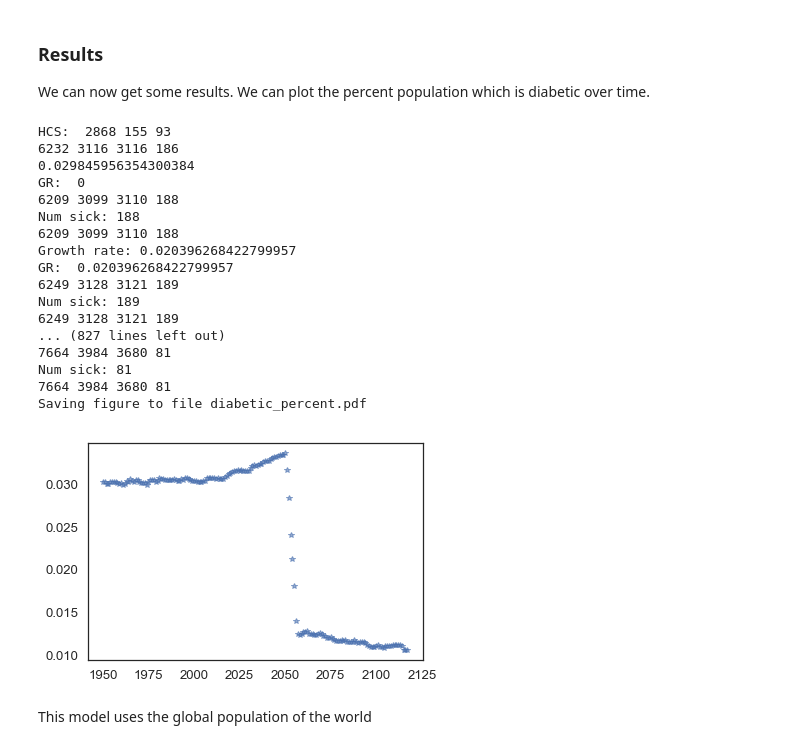
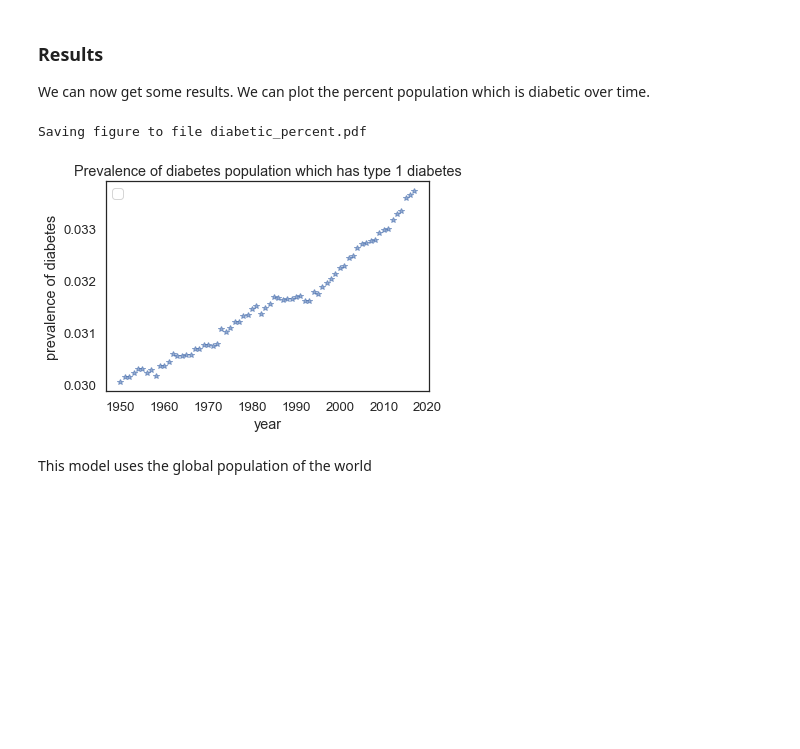
Before and after one commit to maiam6242/ModSimProject1, a Jupyter notebook: Project_1_Notebook-Database File-Copy2.ipynb, the cells around one changed output. Cells and saved outputs as stored; diff of their text form; code cells hidden in the pictures; blank space fills up the shorter version.

```diff
--- a/Project_1_Notebook-Database File-Copy2.ipynb
+++ b/Project_1_Notebook-Database File-Copy2.ipynb
@@ -56,7 +69,7 @@ def update_func_quad(pop, t, system):
     net_growth = system.alpha * pop + system.beta * pop**2
     return pop + net_growth
 
-population_growth_system = System(t_0=1950,
+"""population_growth_system = System(t_0=1950,
                 t_end=2018,
                 p_0=2.557628654,
                 alpha=0.025,
@@ -64,5 +77,5 @@ population_growth_system = System(t_0=1950,
 population_growth_results = run_population_growth_simulation(population_growth_system, update_func_quad)
 plot_results(population_growth_results, 'Quadratic model')
 savefig('chap04-fig01.pdf')
-population_growth_results[population_growth_system.t_end]
+population_growth_results[population_growth_system.t_end]"""
 # %% [output]
@@ -243,14 +250,14 @@ def num_sick(male,female):
         total += 1
         if femalecounter == 2:
             sickcounter += 1
-    print(total, len(male), len(female), sickcounter)
+    #print(total, len(male), len(female), sickcounter)
     return sickcounter
 
 
 #Encapsulate everything into an update function
-def update(system, state, year, population_growth_system, population_growth_results, male, female):
+def update(system, state, year, population_growth_system, population_growth_results, male, female, transmission_rates):
     gr = retrieverate(year, population_growth_results, population_growth_system)
-    print("GR: ", gr)
+    #print("GR: ", gr)
     for r in range(0, (math.ceil((gr + system.death_rate) * (len(male))))):
         mate(system, state, male, female, transmission_rates)
 
@@ -261,7 +268,5 @@ def update(system, state, year, population_growth_system, population_growth_resu
         else:
             del male[0]
     state.year = year +1
-    print("Num sick:", num_sick(male, female))
+    #print("Num sick:", num_sick(male, female))
     return (num_sick(male,female)/(len(female)+len(male)))
-
-update(system, state, state.year, population_growth_system, population_growth_results, male, female)
@@ -301,12 +299,12 @@ def run_genetic_disorder_sim(start_year, end_year, init_local_population):
     #create arrays of people
     female = []
     male = []
-    people_per_array_person = 1000
+    people_per_array_person = 100000
     #divide relative populations by two to find the number of males and females for each group then divide by 100,000 so that each person in the array is representative of 100,000 people
-    healthy = int((system.initpop * genetic_system.safe_pop_rate)/2/people_per_array_person)
-    carrier = int((system.initpop* genetic_system.carry_pop_rate)/2/people_per_array_person)
-    sick = int((system.initpop* genetic_system.sick_pop_rate)/2/people_per_array_person)
-    print ("HCS: ", healthy, carrier, sick)
+    healthy = int((genetic_system.initpop * genetic_system.safe_pop_rate)/2/people_per_array_person)
+    carrier = int((genetic_system.initpop* genetic_system.carry_pop_rate)/2/people_per_array_person)
+    sick = int((genetic_system.initpop* genetic_system.sick_pop_rate)/2/people_per_array_person)
+    #print ("HCS: ", healthy, carrier, sick)
     for i in range(healthy):
         female.append(0)
         male.append(0)
@@ -318,9 +316,9 @@ def run_genetic_disorder_sim(start_year, end_year, init_local_population):
         male.append(2)
 
     population_with_disorder_rate = TimeSeries()
-    print(num_sick(male,female)/(len(male)+len(female)))
+    #print(num_sick(male,female)/(len(male)+len(female)))
     for t in linrange(genetic_state.year, population_growth_system.t_end, 1):
-        population_with_disorder_rate[t] = update(genetic_system, genetic_state,t, population_growth_system, population_growth_results, male, female)
+        population_with_disorder_rate[t] = update(genetic_system, genetic_state,t, population_growth_system, population_growth_results, male, female, transmission_rates)
     #print(percent_population_with_disorder[population_growth_system.t_0])
     return population_with_disorder_rate
 # %% [markdown]
@@ -328,27 +326,12 @@ def run_genetic_disorder_sim(start_year, end_year, init_local_population):
 We can now get some results. We can plot the percent population which is diabetic over time.
 # %%
 #Plots of percent diabetic over time
-plot(run_genetic_disorder_sim(1950, 2118, 2557628654),"*")
+plot(run_genetic_disorder_sim(1950, 2018, 2557628654),"*")
+decorate(title = "Prevalence of diabetes population which has type 1 diabetes", xlabel = "year", ylabel= "prevalence of diabetes")
 savefig('diabetic_percent.pdf')
 # %% [output]
-HCS:  2868 155 93
-6232 3116 3116 186
-0.029845956354300384
-GR:  0
-6209 3099 3110 188
-Num sick: 188
-6209 3099 3110 188
-Growth rate: 0.020396268422799957
-GR:  0.020396268422799957
-6249 3128 3121 189
-Num sick: 189
-6249 3128 3121 189
-... (827 lines left out)
-7664 3984 3680 81
-Num sick: 81
-7664 3984 3680 81
 Saving figure to file diabetic_percent.pdf
-[figure, old version]
+[figure, new version]
 # %% [markdown]
 This model uses the global population of the world
 # %% [markdown]
```
Also changed, not shown: parts of 6 cells of this notebook, 1 other file.
